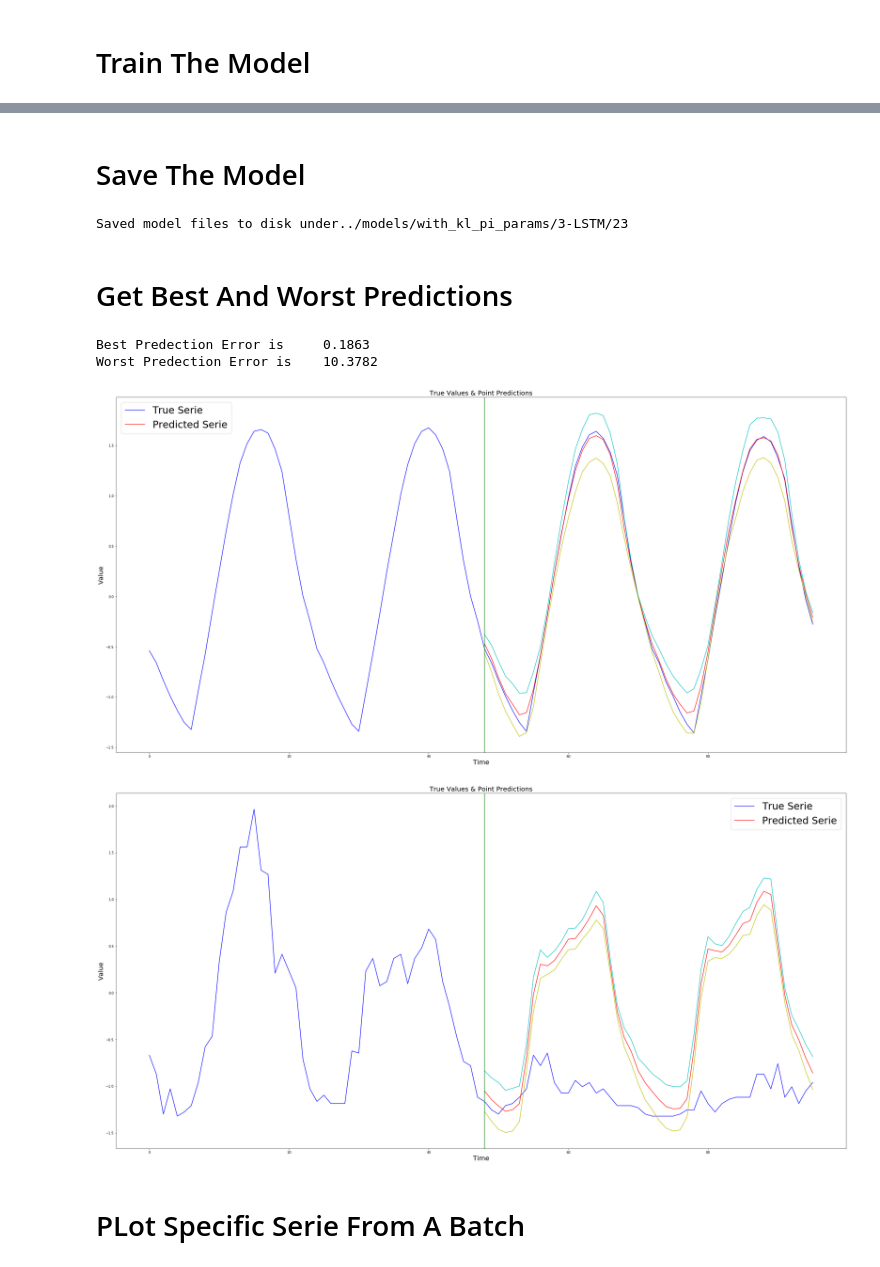
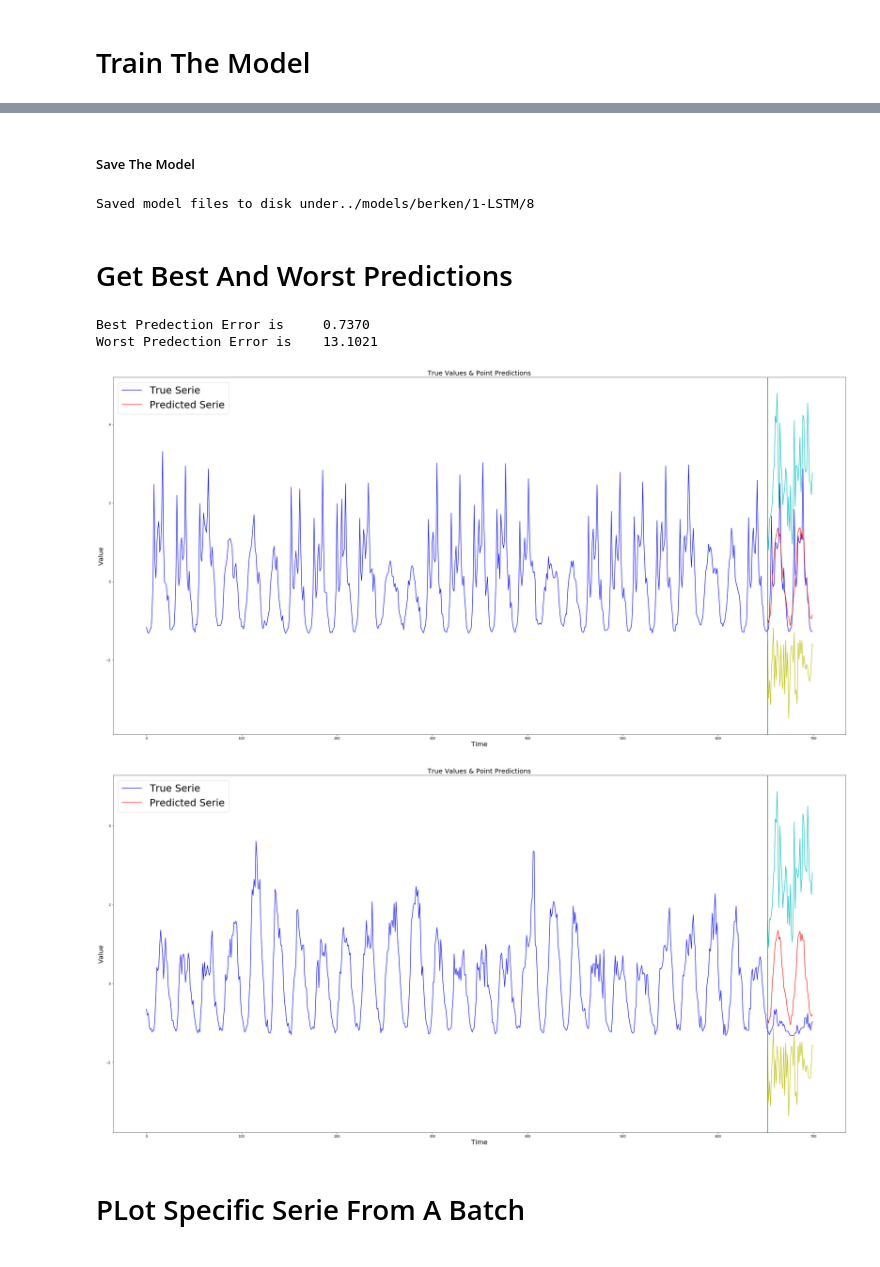
Before and after one commit to yamen23ali/m4-lstm, a Jupyter notebook: notebooks/Training and Evaluation.ipynb, the cells around one changed output, grey strips where cells are left out. Drawn from its saved outputs; the diff is of its cells as text; code cells hidden in the pictures.

Commit message:
add different models from Berken

```diff
--- a/notebooks/Training and Evaluation.ipynb
+++ b/notebooks/Training and Evaluation.ipynb
@@ -24,20 +25,20 @@ Using TensorFlow backend.
 # %% [markdown]
 # Load Data
 # %%
-EPOCHS = 50
-BATCH_SIZE = 50
-LOOKBACK = 48
+EPOCHS = 30
+BATCH_SIZE = 120
+LOOKBACK = 652
 HORIZON = 48
-HIDDEN_LAYER_SIZE = 120
-FEATURES_NUMBER = 2
-OUTPUT_SIZE = HORIZON*2
-LOSS = kl_divergance_diff
+HIDDEN_LAYER_SIZE =80
+FEATURES_NUMBER = 1
+OUTPUT_SIZE = HORIZON*3
+LOSS = qd_objective_lstm_c
 PI_PARAMS = {'max_coff': 0.25, 'min_coff': 0.15, 'step': 0.1}
 
 stdAugmentation = StdAugmentation(PI_PARAMS)
 diffAugmentation = DiffAugmentation()
-x_augmentations = [stdAugmentation]
-y_augmentations = [stdAugmentation]
+x_augmentations = []
+y_augmentations = []
 
 data_loader = M4DataLoader("../Dataset/Train/Hourly-train.csv", "../Dataset/Test/Hourly-test.csv",
                            x_augmentations,
@@ -77,14 +59,13 @@ callback = keras.callbacks.EarlyStopping(monitor='val_loss',
                               min_delta=0,
                               patience=10,
                               verbose=0, mode='auto')
-callback1 = EarlyStoppingByLossVal(monitor='val_loss', value=0.5, verbose=1)
+#callback1 = EarlyStoppingByLossVal(monitor='val_loss', value=0.5, verbose=1)
 
 model = M4Model(hidden_layer_size=HIDDEN_LAYER_SIZE, batch_size=BATCH_SIZE, lookback=LOOKBACK,
-                output_size=OUTPUT_SIZE, learning_rate=0.001, loss = LOSS,
-                dropout_ratio = 0.5, features_number = FEATURES_NUMBER, callbacks = [], pi_params=PI_PARAMS)
+                output_size=OUTPUT_SIZE, learning_rate=0.01, loss = LOSS,
+                dropout_ratio = 0.4, features_number = FEATURES_NUMBER, callbacks = [], pi_params=PI_PARAMS)
 # %%
-model = M4Model()
-model.load( '../models/with_kl_pi_params/3-LSTM/22')
+model.load( '../models/berken/1-LSTM/7')
 model.compile()
 model.train(training_data_generator, test_data_generator, epochs=100)
 
@@ -111,31 +93,31 @@ Epoch 100/100
 # %% [markdown]
-# Save The Model
+##### Save The Model
 # %%
-MODEL_BASE_DIR = '../models/with_kl_pi_params/3-LSTM'
+MODEL_BASE_DIR = '../models/berken/1-LSTM'
 model.save(MODEL_BASE_DIR)
 # %% [output]
-Saved model files to disk under../models/with_kl_pi_params/3-LSTM/23
+Saved model files to disk under../models/berken/1-LSTM/8
 # %% [markdown]
 # Get Best And Worst Predictions
 # %%
 #model = M4Model()
-#model.load('../models/with_kl_pi_params/3-LSTM/10')
+#model.load('../models/berken/3-LSTM/2')
 #print(hp)
 
 x, y, prediction, error =  sort_by_prediction_error(model,test_x, test_y, mase)
 
 print(f'Best Predection Error is {error[0]:10.4f}')
 print(f'Worst Predection Error is {error[x.shape[0]-1]:10.4f}')
 
-lower_bound = prediction[:,:48] - tf.abs(prediction[:,-48:])
-upper_bound = prediction[:,:48] + tf.abs(prediction[:,-48:])
-plot_serie_with_bounds(x[:,:LOOKBACK,0], y[:,:48], prediction[:,:48], lower_bound, upper_bound, serie_indx=0)
-plot_serie_with_bounds(x[:,:LOOKBACK,0], y[:,:48], prediction[:,:48], lower_bound, upper_bound, serie_indx=x.shape[0]-1)
+lower_bound = prediction[:,-48:]
+upper_bound = prediction[:,48:-48]
+plot_serie_with_bounds(x[:,:LOOKBACK], y[:,:48], prediction[:,:48], lower_bound, upper_bound, serie_indx=0)
+plot_serie_with_bounds(x[:,:LOOKBACK], y[:,:48], prediction[:,:48], lower_bound, upper_bound, serie_indx=x.shape[0]-1)
 # %% [output]
-Best Predection Error is     0.1863
-Worst Predection Error is    10.3782
+Best Predection Error is     0.7370
+Worst Predection Error is    13.1021
-[figure, old version]
+[figure, new version]
-[figure, old version]
+[figure, new version]
 # %% [markdown]
 # PLot Specific Serie From A Batch
 # %%
```
Also changed, not shown: parts of 6 cells of this notebook, 42 other files.
